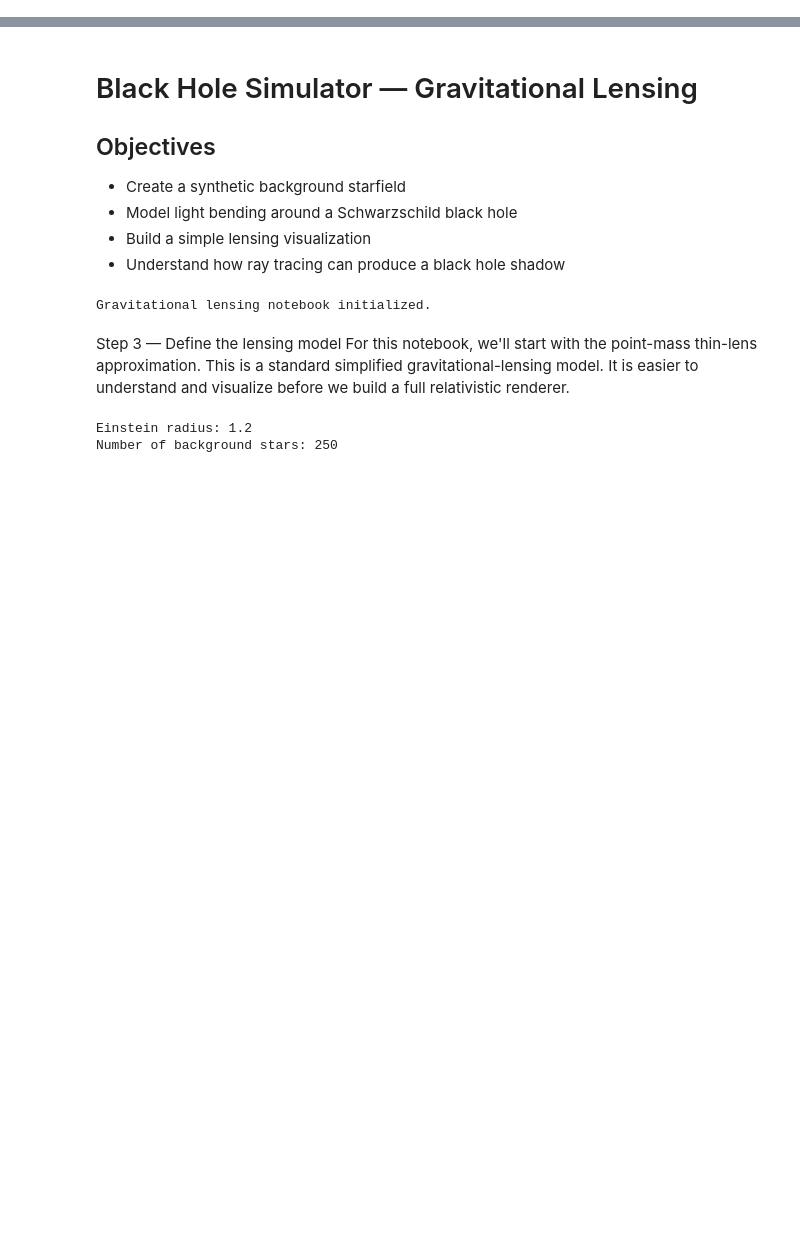
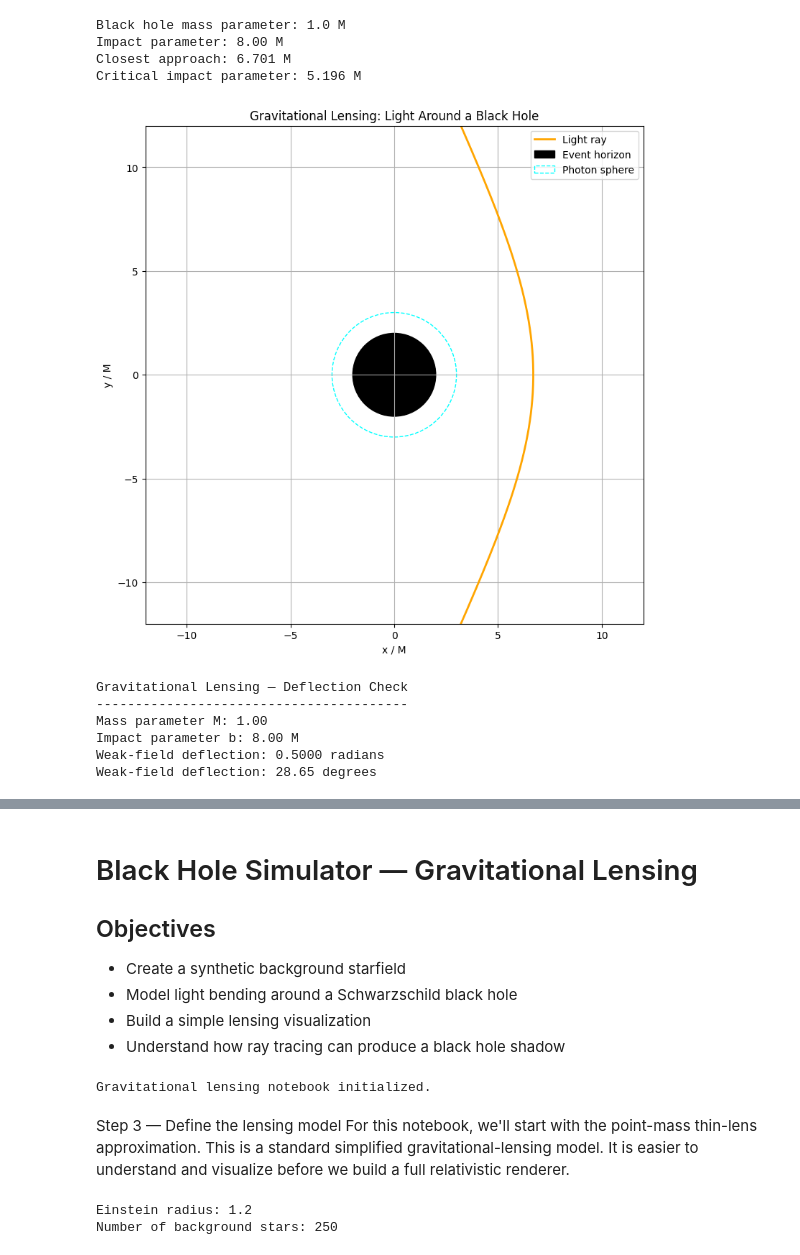
Before and after one commit to AnshG-19/Blackhole_simulator_rayTracing, a Jupyter notebook: notebooks/04_gravitational_lensing.ipynb, the cells around one changed output, grey strips where cells are left out. Cells and saved outputs as stored; diff of their text form; code cells hidden in the pictures; blank space fills up the shorter version.

```diff
--- a/notebooks/04_gravitational_lensing.ipynb
+++ b/notebooks/04_gravitational_lensing.ipynb
@@ -2,0 +29,71 @@
+# %%
+import numpy as np
+import matplotlib.pyplot as plt
+
+from src.physics.ray_tracing import calculate_light_ray
+
+M = 1.0
+b = 8.0
+
+ray = calculate_light_ray(
+    mass_parameter=M,
+    impact_parameter=b,
+    max_angle=4.0,
+    points=1500,
+)
+
+print(f"Black hole mass parameter: {M:.1f} M")
+print(f"Impact parameter: {b:.2f} M")
+print(f"Closest approach: {ray['closest_approach']:.3f} M")
+print(f"Critical impact parameter: {ray['critical_impact_parameter']:.3f} M")
+# %% [output]
+Black hole mass parameter: 1.0 M
+Impact parameter: 8.00 M
+Closest approach: 6.701 M
+Critical impact parameter: 5.196 M
+# %%
+fig, ax = plt.subplots(figsize=(9, 9))
+
+ax.plot(ray["x"], ray["y"], color="orange", linewidth=2, label="Light ray")
+ax.add_patch(plt.Circle((0, 0), 2 * M, color="black", label="Event horizon"))
+ax.add_patch(
+    plt.Circle(
+        (0, 0),
+        3 * M,
+        fill=False,
+        linestyle="--",
+        color="cyan",
+        label="Photon sphere",
+    )
+)
+
+ax.set_xlim(-12, 12)
+ax.set_ylim(-12, 12)
+ax.set_aspect("equal")
+ax.set_xlabel("x / M")
+ax.set_ylabel("y / M")
+ax.set_title("Gravitational Lensing: Light Around a Black Hole")
+ax.grid(True)
+ax.legend()
+
+plt.show()
+# %% [output]
+[figure, added]
+# %%
+# Weak-field approximation for the deflection angle
+
+alpha_weak = 4 * M / b
+
+print("Gravitational Lensing — Deflection Check")
+print("----------------------------------------")
+print(f"Mass parameter M: {M:.2f}")
+print(f"Impact parameter b: {b:.2f} M")
+print(f"Weak-field deflection: {alpha_weak:.4f} radians")
+print(f"Weak-field deflection: {np.degrees(alpha_weak):.2f} degrees")
+# %% [output]
+Gravitational Lensing — Deflection Check
+----------------------------------------
+Mass parameter M: 1.00
+Impact parameter b: 8.00 M
+Weak-field deflection: 0.5000 radians
+Weak-field deflection: 28.65 degrees
```
Also changed, not shown: parts of 12 cells of this notebook.
